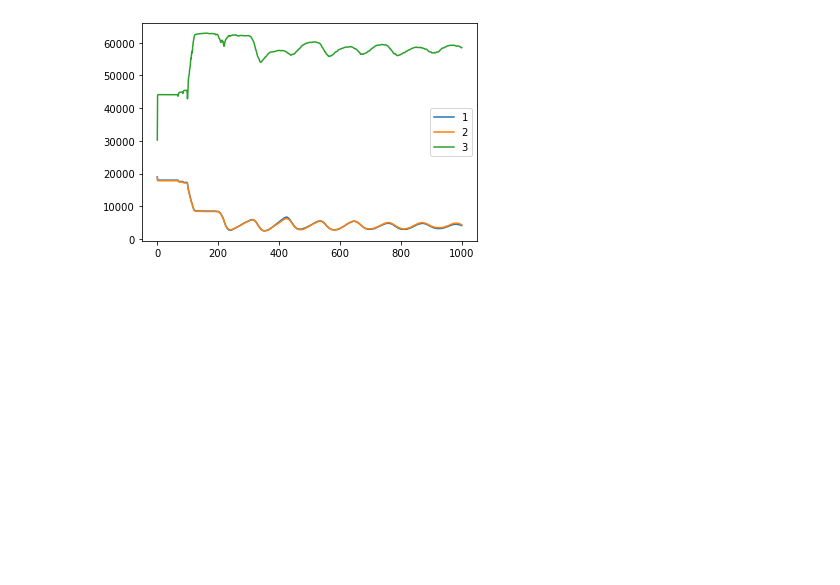
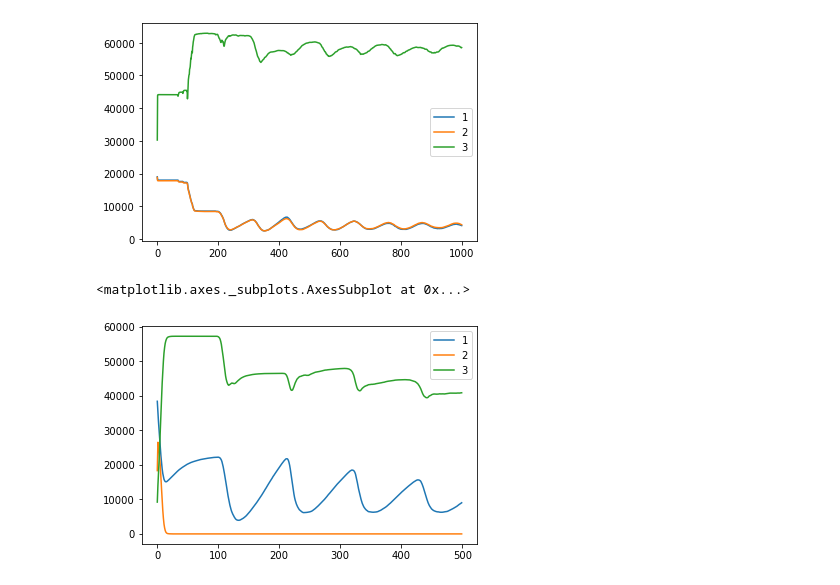
Before and after one commit to AlexisWIT/Causal_Relationship_Inferring, a Jupyter notebook: Plots.ipynb, the cells around one changed output. Saved outputs shown, nothing was run; the diff lists cells and outputs as text; code cells hidden in the pictures; blank space fills up the shorter version.

```diff
--- a/Plots.ipynb
+++ b/Plots.ipynb
@@ -152,3 +152,16 @@ df.plot()
 # %% [output]
 <matplotlib.axes._subplots.AxesSubplot at 0x...>
 [figure]
+# %%
+#3 species Inmigration = 0.0001, Reproduction_Rate = 0.1
+# 1 -> 2
+# 1 -> 3
+# 2 -> 3
+filename = 'data/output_populations_3-500-h-l.csv'
+file = path+filename
+df = (pd.read_csv(file, sep=",", header=0))
+df = df.drop(columns=['iteration'])
+df.plot()
+# %% [output]
+<matplotlib.axes._subplots.AxesSubplot at 0x...>
+[figure, added]
```
Also changed, not shown: 8 other files.
